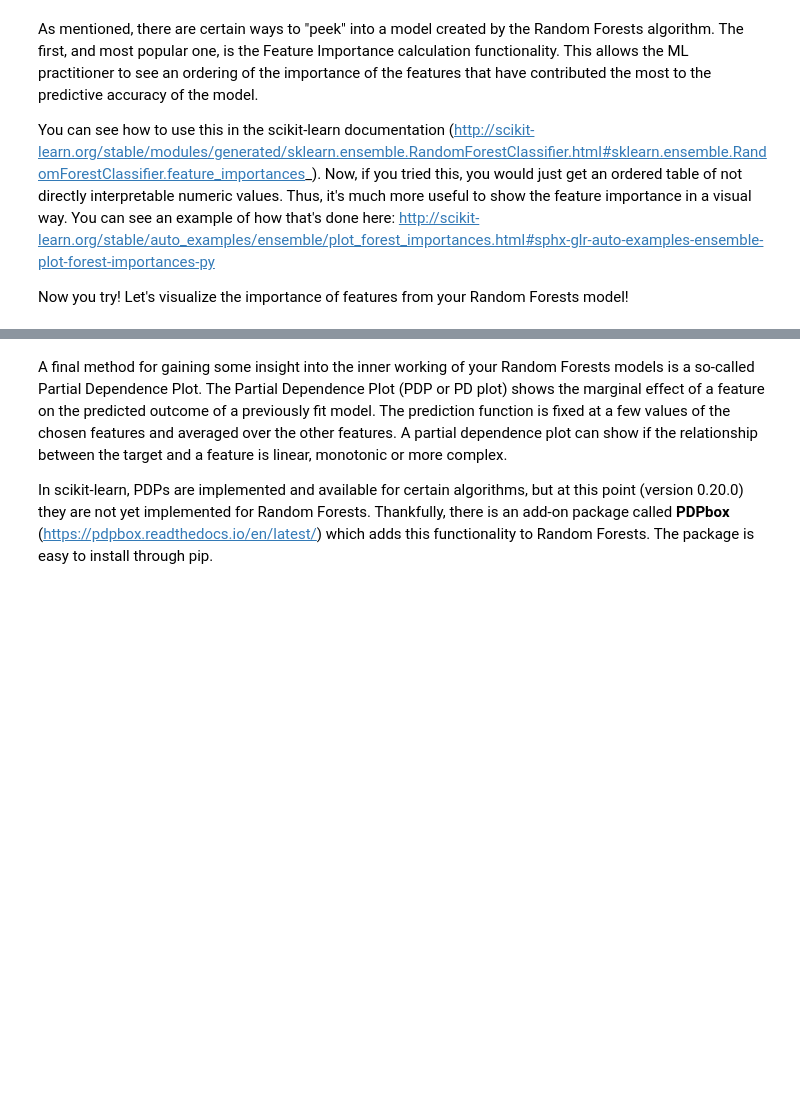
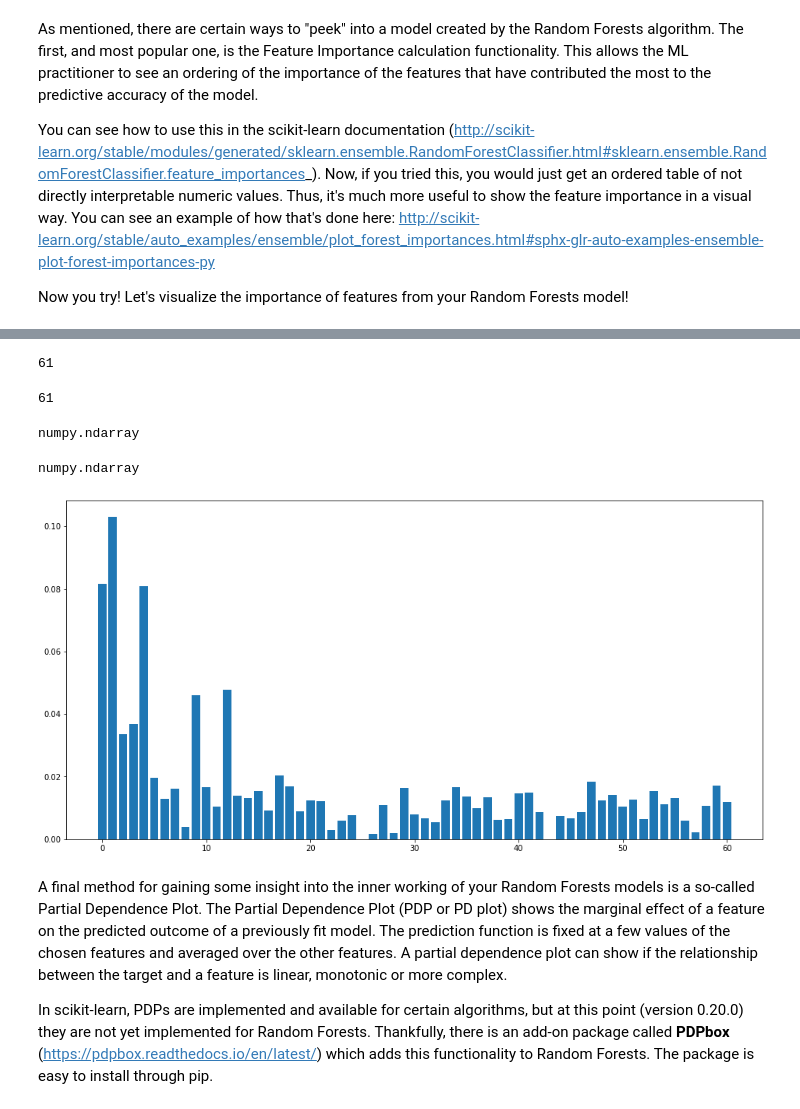
Before and after one commit to dudhatdhavalm/springboard-mini-projects, a Jupyter notebook: mec-13.5.1-tree-based-algorithms-mini-project/Mini_Project_Tree-Based_Algorithms.ipynb, the cells around one changed output, grey strips where cells are left out. Saved outputs shown, nothing was run; the diff lists cells and outputs as text; code cells hidden in the pictures; blank space fills up the shorter version.

```diff
--- a/mec-13.5.1-tree-based-algorithms-mini-project/Mini_Project_Tree-Based_Algorithms.ipynb
+++ b/mec-13.5.1-tree-based-algorithms-mini-project/Mini_Project_Tree-Based_Algorithms.ipynb
@@ -360,0 +386,17 @@ Now you try! Let's visualize the importance of features from your Random Forests
+# %%
+# Your code here
+len(X_train.columns)
+# %% [output]
+61
+# %%
+len(rfc.feature_importances_)
+# %% [output]
+61
+# %%
+type(X_train.columns.values)
+# %% [output]
+numpy.ndarray
+# %%
+type(rfc.feature_importances_)
+# %% [output]
+numpy.ndarray
@@ -361,3 +405,9 @@ Now you try! Let's visualize the importance of features from your Random Forests
+# %%
+plt.figure(figsize=(16, 8))
+plt.bar(range(0, len(X_train.columns.values)), rfc.feature_importances_, width=0.8)
+plt.show()
+# %% [output]
+[figure, added]
 # %% [markdown]
 A final method for gaining some insight into the inner working of your Random Forests models is a so-called Partial Dependence Plot. The Partial Dependence Plot (PDP or PD plot) shows the marginal effect of a feature on the predicted outcome of a previously fit model. The prediction function is fixed at a few values of the chosen features and averaged over the other features. A partial dependence plot can show if the relationship between the target and a feature is linear, monotonic or more complex.
 
```
Also changed, not shown: parts of 32 cells of this notebook.
